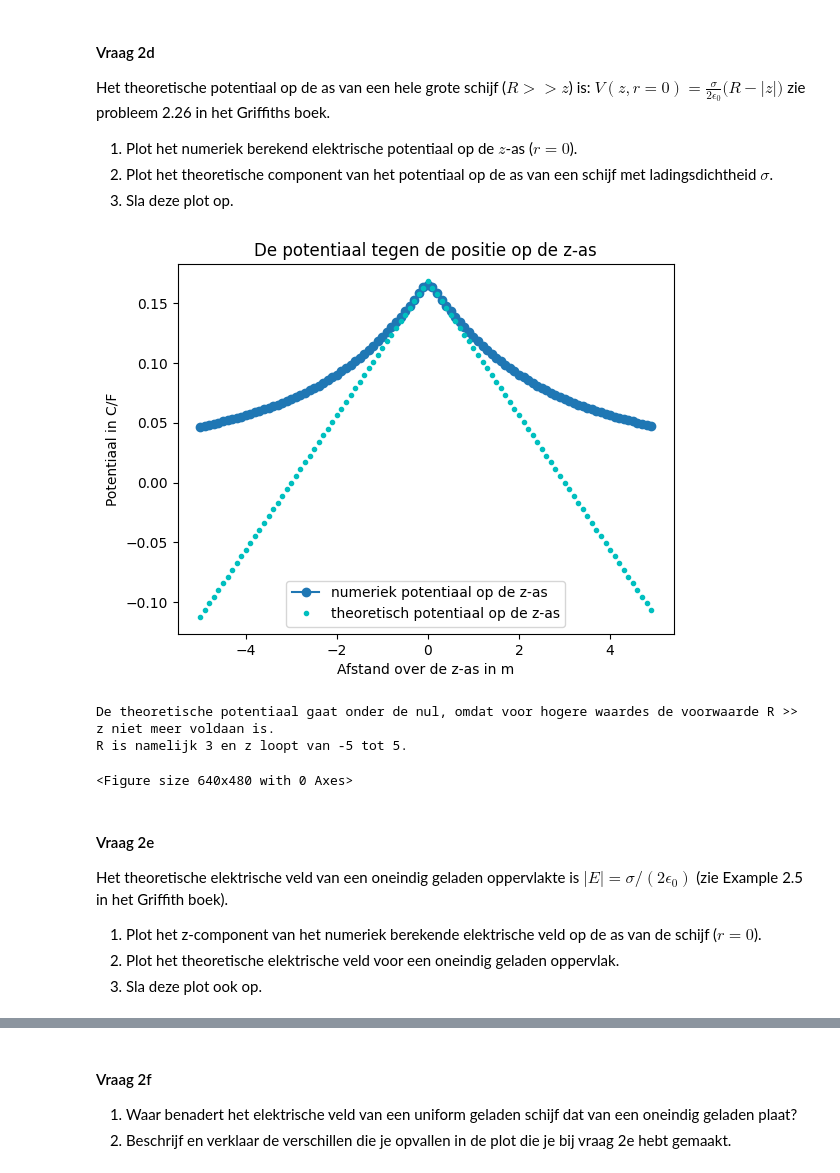
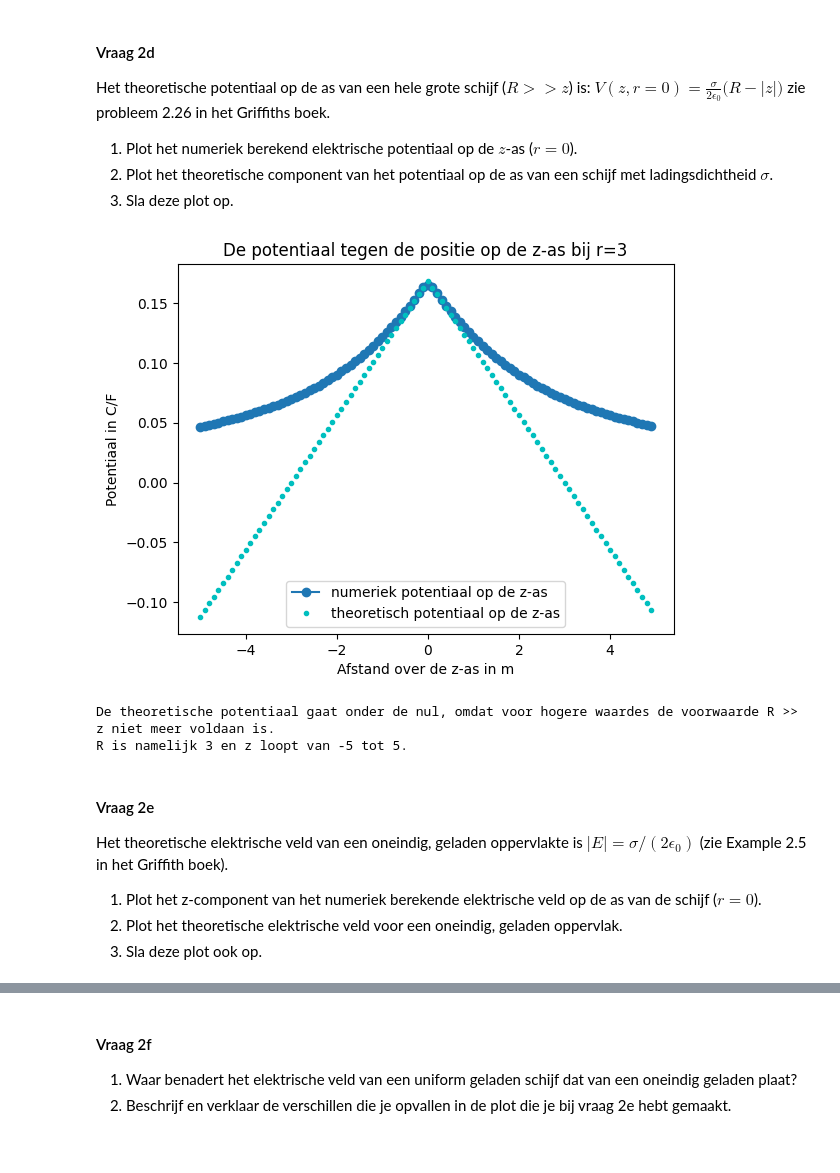
Before and after one commit to tdrvs/opdrachten-DEF-D, a Jupyter notebook: DigitaleOntwerpopdrachten/1CondensatorOpdracht/CondensatorOntwerpopdracht.ipynb, the cells around one changed output, grey strips where cells are left out. Saved outputs shown, nothing was run; the diff lists cells and outputs as text; code cells hidden in the pictures.

Commit message:
Opdracht 2 af

```diff
--- a/DigitaleOntwerpopdrachten/1CondensatorOpdracht/CondensatorOntwerpopdracht.ipynb
+++ b/DigitaleOntwerpopdrachten/1CondensatorOpdracht/CondensatorOntwerpopdracht.ipynb
@@ -269,30 +269,29 @@ zie probleem 2.26 in het Griffiths boek.
 2. Plot het theoretische component van het potentiaal op de as van een schijf met ladingsdichtheid $\sigma$.
 3. Sla deze plot op.
 # %%
-
 V_r0 = sigma(schijfLading,schijfOpp)*(disk_radius-np.abs(z))/(2*epsilon0)
 
 plt.figure()
-plt.title(f"De potentiaal tegen de positie op de z-as")
+plt.title(f"De potentiaal tegen de positie op de z-as bij r=3")
 plt.plot(z, V[:,0], "o-", label="numeriek potentiaal op de z-as")
 plt.plot(z, V_r0, "c.", label="theoretisch potentiaal op de z-as")
 plt.legend()
 plt.xlabel("Afstand over de z-as in m")
 plt.ylabel("Potentiaal in C/F")
+plt.savefig("Opdracht2d_potentiaal_r=3.png")
 plt.show()
-plt.savefig("Opdracht2d_potentiaal.png")
+
 print("De theoretische potentiaal gaat onder de nul, omdat voor hogere waardes de voorwaarde R >> z niet meer voldaan is. \nR is namelijk 3 en z loopt van -5 tot 5.")
 # %% [output]
-[figure, old version]
+[figure, new version]
 De theoretische potentiaal gaat onder de nul, omdat voor hogere waardes de voorwaarde R >> z niet meer voldaan is.
 R is namelijk 3 en z loopt van -5 tot 5.
-<Figure size 640x480 with 0 Axes>
 # %% [markdown]
 #### Vraag 2e
 
-Het theoretische elektrische veld van een oneindig geladen oppervlakte is $|E| = \sigma/(2 \epsilon_0)$ (zie Example 2.5 in het Griffith boek).
+Het theoretische elektrische veld van een oneindig, geladen oppervlakte is $|E| = \sigma/(2 \epsilon_0)$ (zie Example 2.5 in het Griffith boek).
 1. Plot het z-component van het numeriek berekende elektrische veld op de as van de schijf ($r=0$).
-2. Plot het theoretische elektrische veld voor een oneindig geladen oppervlak.
+2. Plot het theoretische elektrische veld voor een oneindig, geladen oppervlak.
 3. Sla deze plot ook op.
 # %%
 E_theorie = np.abs(sigma(schijfLading,schijfOpp)/(2*epsilon0))
```
Also changed, not shown: parts of 5 cells of this notebook, 5 other files.
